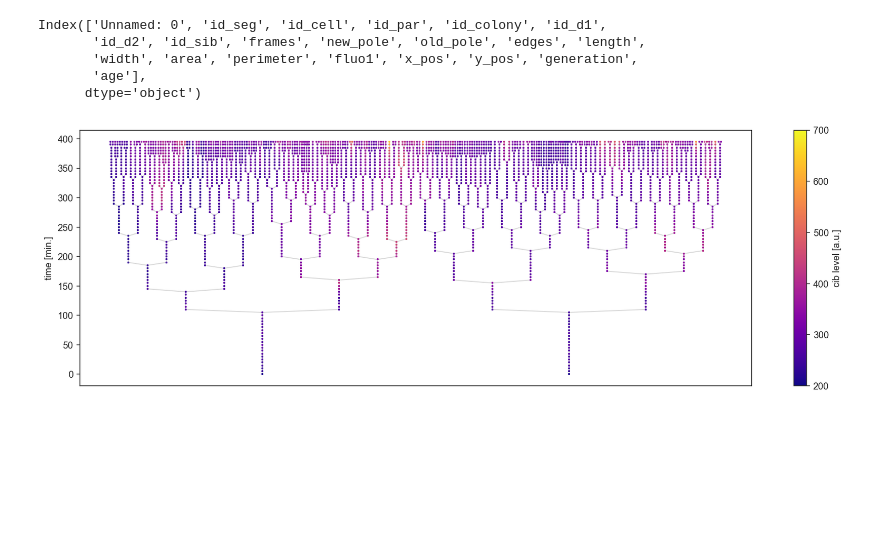
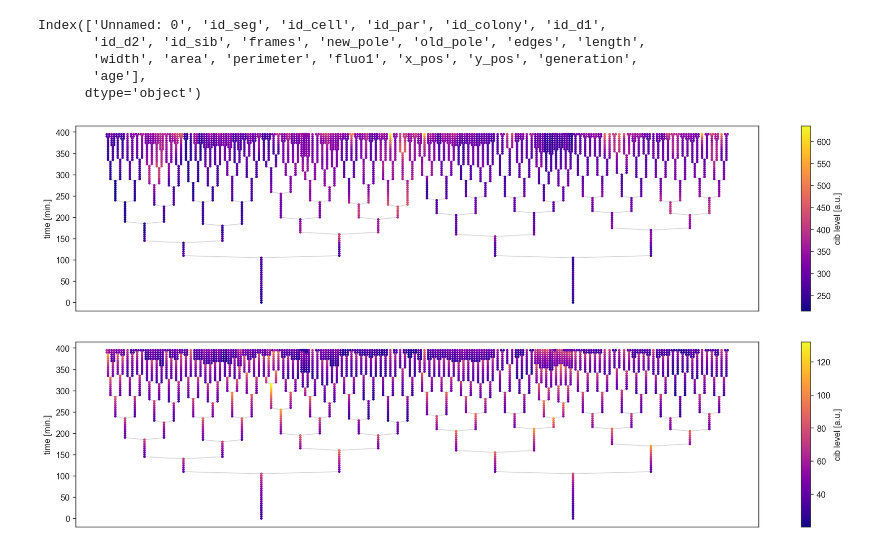
Before and after one commit to sib-swiss/spring_school_bioinformatics_microbiology, a Jupyter notebook: projects/project2/Project2B/extra_plot_lineage_tree.ipynb, the cells around one changed output. Drawn from its saved outputs; the diff is of its cells as text; code cells hidden in the pictures; blank space fills up the shorter version.

Commit message:
updated plot function

```diff
--- a/projects/project2/Project2B/extra_plot_lineage_tree.ipynb
+++ b/projects/project2/Project2B/extra_plot_lineage_tree.ipynb
@@ -200,8 +48,16 @@ Index(['Unnamed: 0', 'id_seg', 'id_cell', 'id_par', 'id_colony', 'id_d1',
 # %%
 property_to_show = 'fluo1'
 #loop over all frames
-lt1 = lineage_tree_2d(df, property_to_show, frame_int=5)
-fig, axs = lt1.plot_lin_tree(cb_int=100, cb_label='cib level [a.u.]',marker_size=1)
-fig.set_size_inches((16,5))
+lt = lin_tree(df, property_to_show, frame_int=5)
+fig, axs = lt.plot(cb_label='cib level [a.u.]',marker_size=4,marker_type='o')
+fig.set_size_inches((18,4))
 # %% [output]
-[figure, old version]
+[figure, new version]
+# %%
+property_to_show = 'length'
+#loop over all frames
+lt = lin_tree(df, property_to_show, frame_int=5)
+fig, axs = lt.plot(cb_label='cib level [a.u.]',marker_size=4,marker_type='o')
+fig.set_size_inches((18,4))
+# %% [output]
+[figure, added]
```
Also changed, not shown: parts of 4 cells of this notebook, 1 other file.
